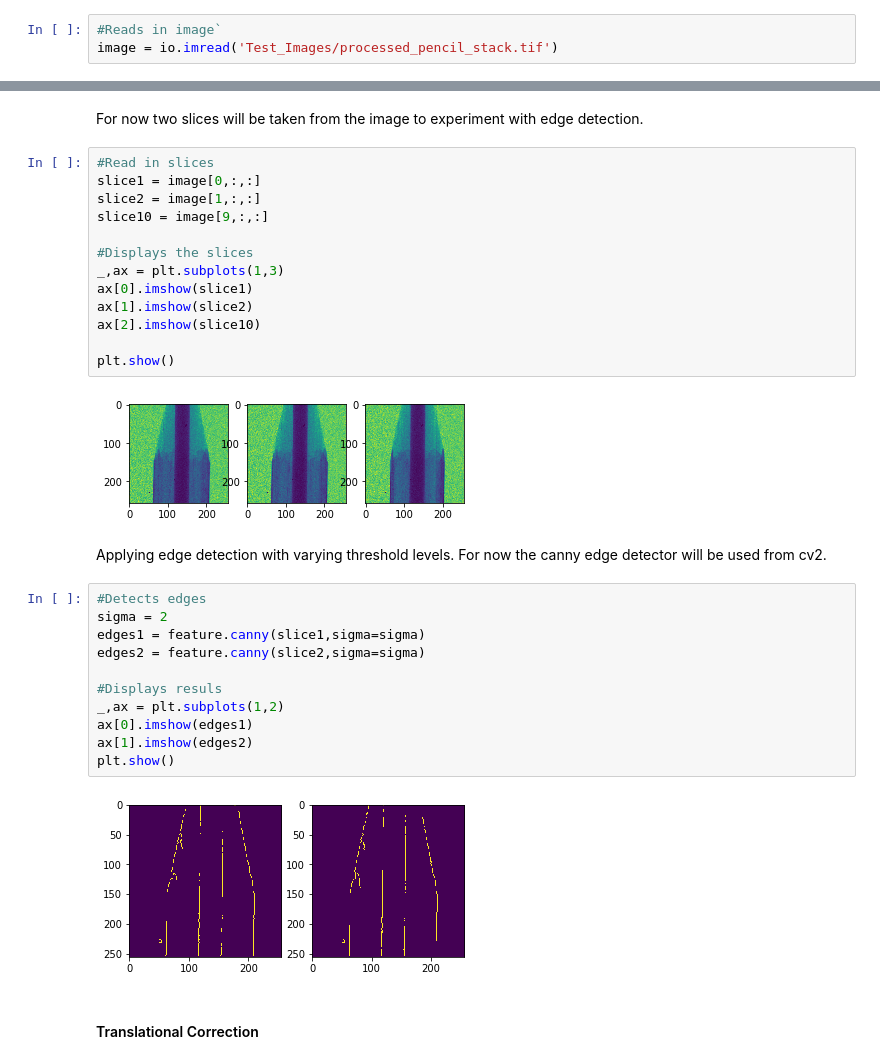
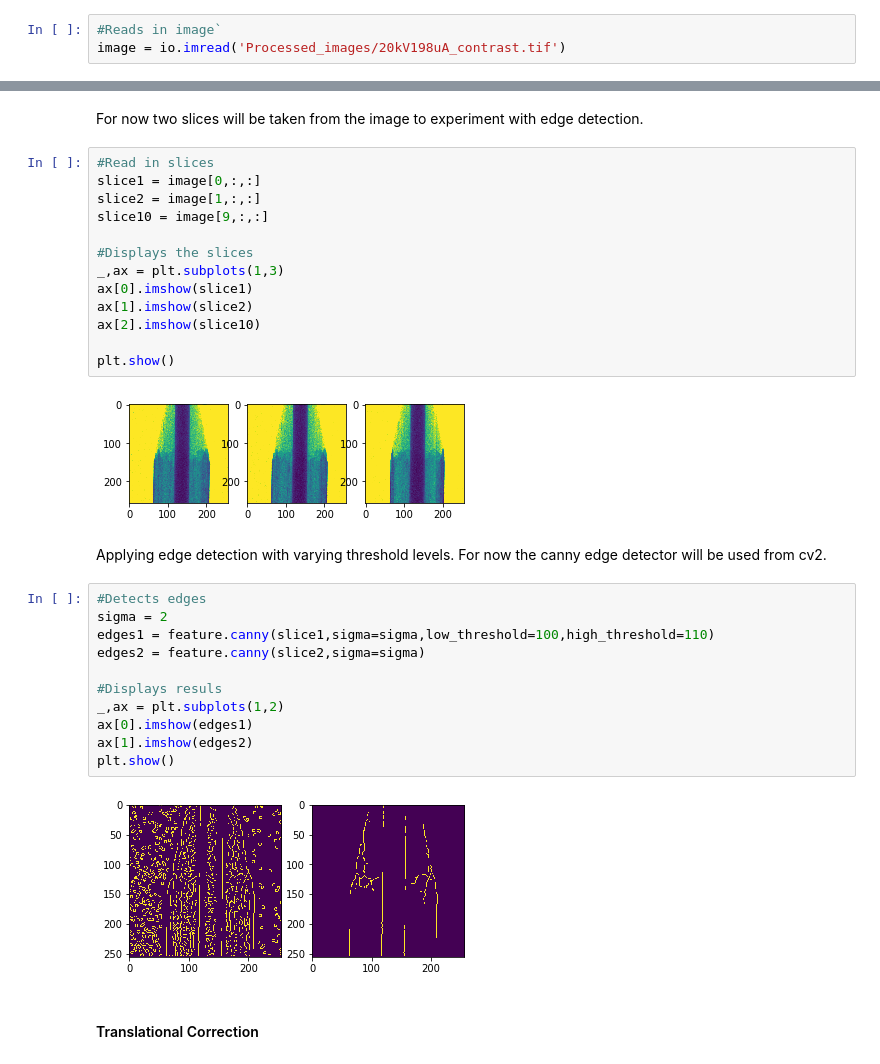
Before and after one commit to abdrysdale/ct-xray-project, a Jupyter notebook: CT Image Reconstruction.ipynb, the cells around one changed output, grey strips where cells are left out. Drawn from its saved outputs; the diff is of its cells as text.

```diff
--- a/CT Image Reconstruction.ipynb
+++ b/CT Image Reconstruction.ipynb
@@ -18,7 +18,7 @@ from tkinter import *
 Next an image is loaded to test the edge correction facilities. The image has already been flat field corrected.
 # %%
 #Reads in image`
-image = io.imread('Test_Images/processed_pencil_stack.tif')
+image = io.imread('Processed_images/20kV198uA_contrast.tif')
 # %% [markdown]
 #### Edge detection
 # %% [markdown]
@@ -37,22 +37,22 @@ ax[2].imshow(slice10)
 
 plt.show()
 # %% [output]
-[figure, old version]
+[figure, new version]
 # %% [markdown]
 Applying edge detection with varying threshold levels. For now the canny edge detector will be used from cv2.
 # %%
 #Detects edges
 sigma = 2
-edges1 = feature.canny(slice1,sigma=sigma)
+edges1 = feature.canny(slice1,sigma=sigma,low_threshold=100,high_threshold=110)
 edges2 = feature.canny(slice2,sigma=sigma)
 
 #Displays resuls
 _,ax = plt.subplots(1,2)
 ax[0].imshow(edges1)
 ax[1].imshow(edges2)
 plt.show()
 # %% [output]
-[figure, old version]
+[figure, new version]
 # %% [markdown]
 #### Translational Correction
 # %% [markdown]
```
Also changed, not shown: parts of 37 cells of this notebook, 2 other files.
